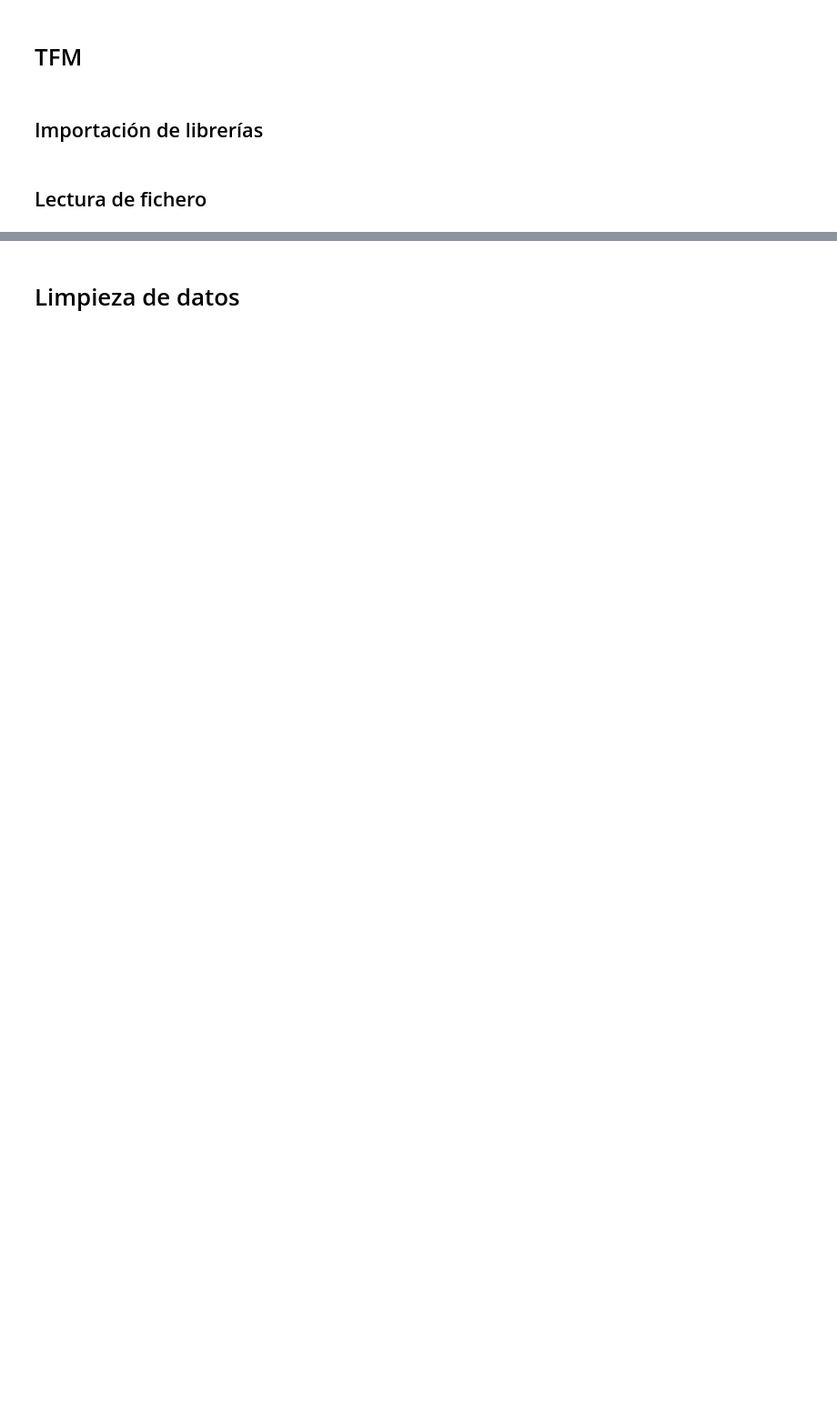
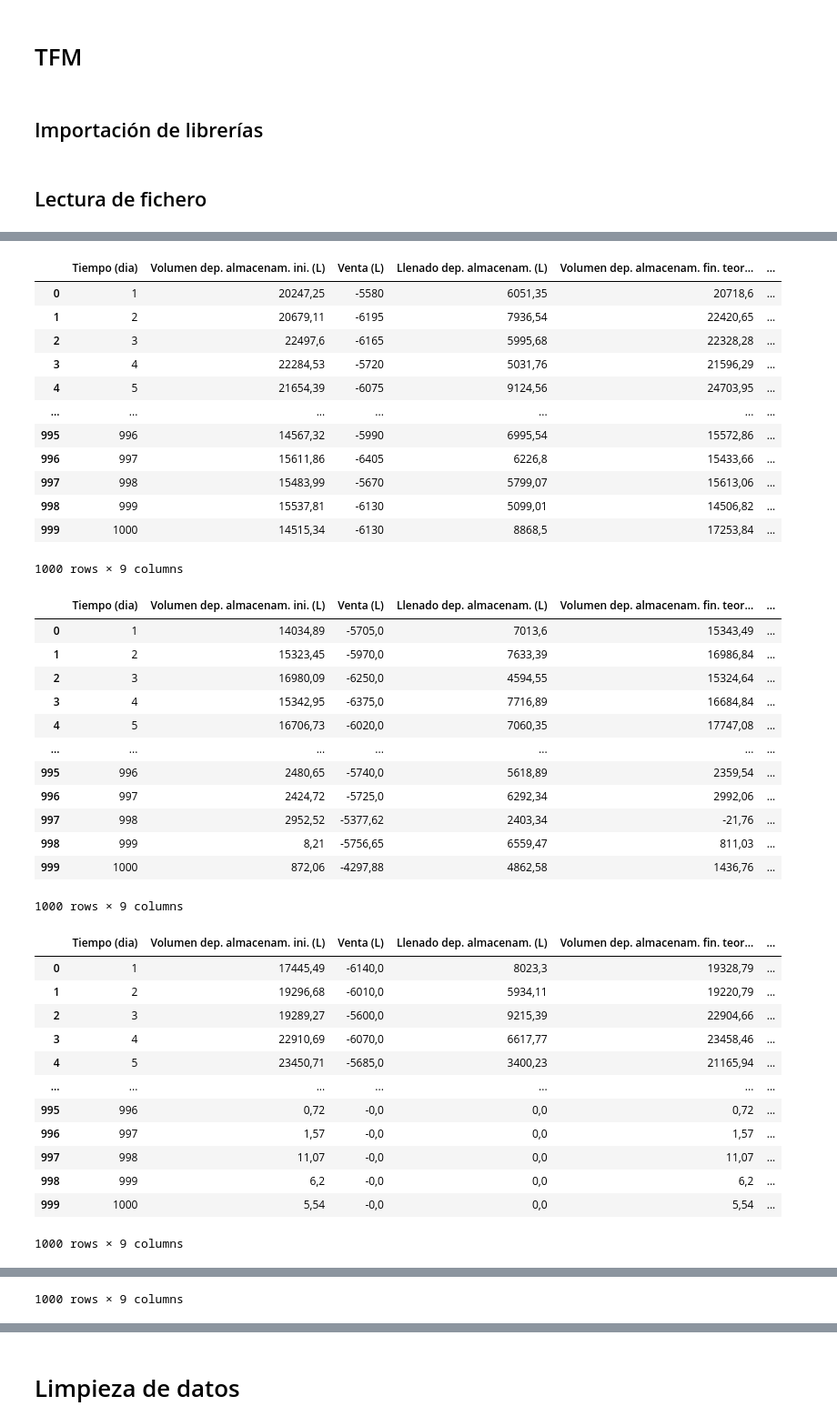
Before and after one commit to alu0101351773/TFM, a Jupyter notebook: src/project/main.ipynb, the cells around one changed output, grey strips where cells are left out. Shown: that part at 91% size. Cells and saved outputs as stored; diff of their text form; code cells hidden in the pictures; blank space fills up the shorter version.

```diff
--- a/src/project/main.ipynb
+++ b/src/project/main.ipynb
@@ -35,0 +120,43 @@ display(df)
+# %%
+for case in data_dict:
+    display(data_dict[case]['test_dataframe'])
+# %% [output]
+|  | Tiempo (dia) | Volumen dep. almacenam. ini. (L) | Venta (L) | Llenado dep. almacenam. (L) | Volumen dep. almacenam. fin. teor... | ... |
+| 0 | 1 | 20247,25 | -5580 | 6051,35 | 20718,6 | ... |
+| 1 | 2 | 20679,11 | -6195 | 7936,54 | 22420,65 | ... |
+| 2 | 3 | 22497,6 | -6165 | 5995,68 | 22328,28 | ... |
+| 3 | 4 | 22284,53 | -5720 | 5031,76 | 21596,29 | ... |
+| 4 | 5 | 21654,39 | -6075 | 9124,56 | 24703,95 | ... |
+| ... | ... | ... | ... | ... | ... | ... |
+| 995 | 996 | 14567,32 | -5990 | 6995,54 | 15572,86 | ... |
+| 996 | 997 | 15611,86 | -6405 | 6226,8 | 15433,66 | ... |
+| 997 | 998 | 15483,99 | -5670 | 5799,07 | 15613,06 | ... |
+| 998 | 999 | 15537,81 | -6130 | 5099,01 | 14506,82 | ... |
+| 999 | 1000 | 14515,34 | -6130 | 8868,5 | 17253,84 | ... |
+1000 rows × 9 columns
+|  | Tiempo (dia) | Volumen dep. almacenam. ini. (L) | Venta (L) | Llenado dep. almacenam. (L) | Volumen dep. almacenam. fin. teor... | ... |
+| 0 | 1 | 14034,89 | -5705,0 | 7013,6 | 15343,49 | ... |
+| 1 | 2 | 15323,45 | -5970,0 | 7633,39 | 16986,84 | ... |
+| 2 | 3 | 16980,09 | -6250,0 | 4594,55 | 15324,64 | ... |
+| 3 | 4 | 15342,95 | -6375,0 | 7716,89 | 16684,84 | ... |
+| 4 | 5 | 16706,73 | -6020,0 | 7060,35 | 17747,08 | ... |
+| ... | ... | ... | ... | ... | ... | ... |
+| 995 | 996 | 2480,65 | -5740,0 | 5618,89 | 2359,54 | ... |
+| 996 | 997 | 2424,72 | -5725,0 | 6292,34 | 2992,06 | ... |
+| 997 | 998 | 2952,52 | -5377,62 | 2403,34 | -21,76 | ... |
+| 998 | 999 | 8,21 | -5756,65 | 6559,47 | 811,03 | ... |
+| 999 | 1000 | 872,06 | -4297,88 | 4862,58 | 1436,76 | ... |
+1000 rows × 9 columns
+|  | Tiempo (dia) | Volumen dep. almacenam. ini. (L) | Venta (L) | Llenado dep. almacenam. (L) | Volumen dep. almacenam. fin. teor... | ... |
+| 0 | 1 | 17445,49 | -6140,0 | 8023,3 | 19328,79 | ... |
+| 1 | 2 | 19296,68 | -6010,0 | 5934,11 | 19220,79 | ... |
+| 2 | 3 | 19289,27 | -5600,0 | 9215,39 | 22904,66 | ... |
+| 3 | 4 | 22910,69 | -6070,0 | 6617,77 | 23458,46 | ... |
+| 4 | 5 | 23450,71 | -5685,0 | 3400,23 | 21165,94 | ... |
+| ... | ... | ... | ... | ... | ... | ... |
+| 995 | 996 | 0,72 | -0,0 | 0,0 | 0,72 | ... |
+| 996 | 997 | 1,57 | -0,0 | 0,0 | 1,57 | ... |
+| 997 | 998 | 11,07 | -0,0 | 0,0 | 11,07 | ... |
+| 998 | 999 | 6,2 | -0,0 | 0,0 | 6,2 | ... |
+| 999 | 1000 | 5,54 | -0,0 | 0,0 | 5,54 | ... |
+1000 rows × 9 columns
@@ -35,0 +175 @@ display(df)
+1000 rows × 9 columns
```
Also changed, not shown: parts of 46 cells of this notebook.
